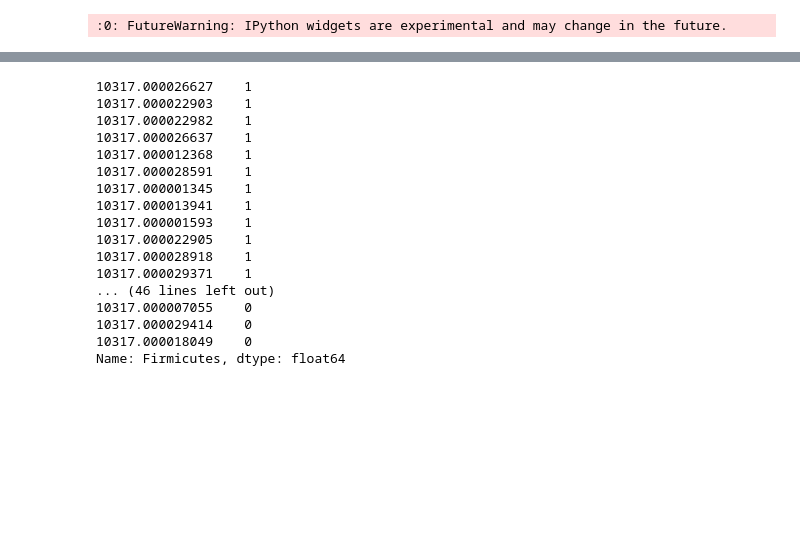
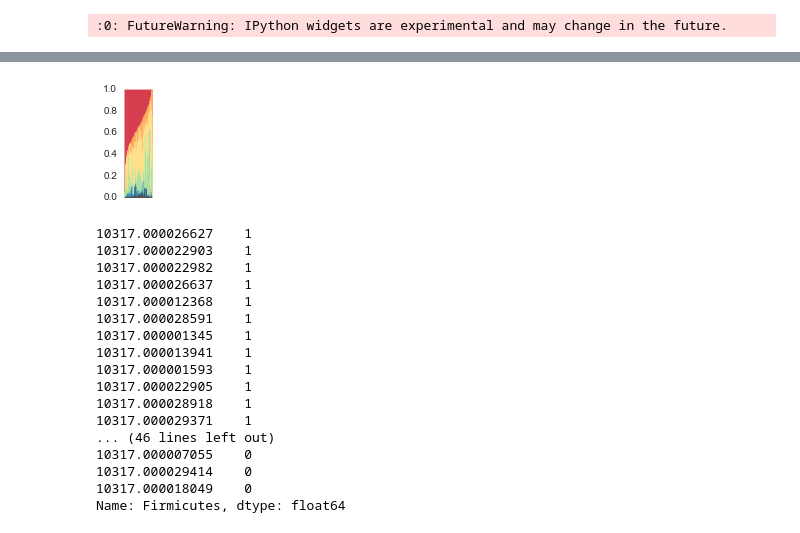
Before and after one commit to JWDebelius/American-Gut, a Jupyter notebook: ipynb/diversity-analysis/taxa_distribution.ipynb, the cells around one changed output, grey strips where cells are left out. Saved outputs shown, nothing was run; the diff lists cells and outputs as text; code cells hidden in the pictures; blank space fills up the shorter version.

```diff
--- a/ipynb/diversity-analysis/taxa_distribution.ipynb
+++ b/ipynb/diversity-analysis/taxa_distribution.ipynb
@@ -97,3 +247,76 @@ for i, (t, c) in enumerate(zip(*(most_common, colors))):
+# %%
+x = np.arange(0, skin_tax.shape[0])
+ax = plt.subplot(1,1,1)
+ax.fill_between(x,
+                np.sum(skin_tax[['Other', 'Fusobacteria', 'Cyanobacteria', 'Tenericutes',
+                                  'Verrucomicrobia', 'Actinobacteria', 'Proteobacteria',
+                                  'Bacteroidetes']], 1),
+                np.sum(skin_tax[['Other', 'Fusobacteria', 'Cyanobacteria', 'Tenericutes',
+                                  'Verrucomicrobia', 'Actinobacteria', 'Proteobacteria',
+                                  'Bacteroidetes', 'Firmicutes']], 1),
+                color='#d53e4f',
+                label='Actinobacteria')
+ax.fill_between(x,
+                np.sum(skin_tax[['Other', 'Fusobacteria', 'Cyanobacteria', 'Tenericutes',
+                                  'Verrucomicrobia', 'Actinobacteria', 'Proteobacteria']], 1),
+                np.sum(skin_tax[['Other', 'Fusobacteria', 'Cyanobacteria', 'Tenericutes',
+                                  'Verrucomicrobia', 'Actinobacteria', 'Proteobacteria',
+                                  'Bacteroidetes']], 1),
+                color='#f46d43',
+                label='Actinobacteria')
+
+ax.fill_between(x,
+                np.sum(skin_tax[['Other', 'Fusobacteria', 'Cyanobacteria', 'Tenericutes',
+                                  'Verrucomicrobia', 'Actinobacteria']], 1),
+                np.sum(skin_tax[['Other', 'Fusobacteria', 'Cyanobacteria', 'Tenericutes',
+                                  'Verrucomicrobia', 'Actinobacteria', 'Proteobacteria']], 1),
+                color='#fdae61',
+                label='Proteobacteria')
+
+ax.fill_between(x,
+                np.sum(skin_tax[['Other', 'Fusobacteria', 'Cyanobacteria', 'Tenericutes',
+                                  'Verrucomicrobia']], 1),
+                np.sum(skin_tax[['Other', 'Fusobacteria', 'Cyanobacteria', 'Tenericutes',
+                                  'Verrucomicrobia', 'Actinobacteria']], 1),
+                color='#fee08b',
+                label='Actinobacteria')
+
+ax.fill_between(x,
+                np.sum(skin_tax[['Other', 'Fusobacteria', 'Cyanobacteria',
+                                  'Tenericutes']], 1),
+                np.sum(skin_tax[['Other', 'Fusobacteria', 'Cyanobacteria',
+                                  'Tenericutes', 'Verrucomicrobia']], 1),
+                color='#fee08b',
+                label='Verrucomicrobia')
+
+ax.fill_between(x,
+                np.sum(skin_tax[['Other', 'Fusobacteria', 'Cyanobacteria']], 1),
+                np.sum(skin_tax[['Other', 'Fusobacteria', 'Cyanobacteria',
+                                  'Tenericutes']], 1),
+                color='#e6f598',
+                label='Tenericutes')
+ax.fill_between(x,
+                np.sum(skin_tax[['Other', 'Fusobacteria']], 1),
+                np.sum(skin_tax[['Other', 'Fusobacteria', 'Cyanobacteria']], 1),
+                color='#abdda4',
+                label='Cyanobacteria')
+ax.fill_between(x,
+                np.sum(skin_tax[['Other']], 1),
+                np.sum(skin_tax[['Other', 'Fusobacteria']], 1),
+                color='#3288bd',
+                label='Fusobacteria')
+ax.fill_between(x,
+                 np.zeros(x.shape),
+                 skin_tax['Other'],
+                 color='#525252')
+ax.set_xlim([0, len(x)])
+ax.set_ylim([0, 1])
+ax.set_xticklabels('')
+
+ax.set_position((0.125, 0.125, 0.75, 0.75))
+ax.figure.set_size_inches((0.0015*len(x), 2))
+# %% [output]
+[figure, added]
 # %%
 fecal_tax['Firmicutes']
 # %% [output]
```
Also changed, not shown: parts of 12 cells of this notebook, 17 other files.
